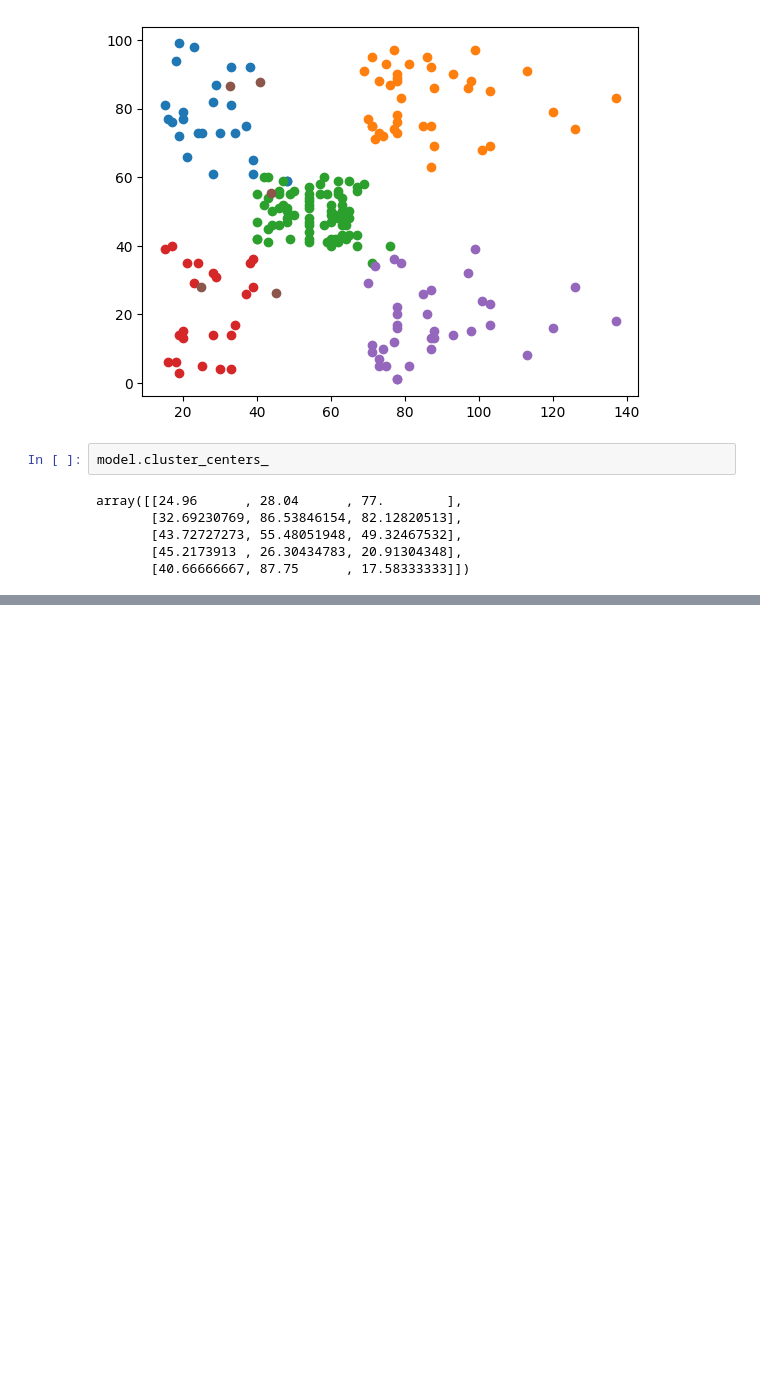
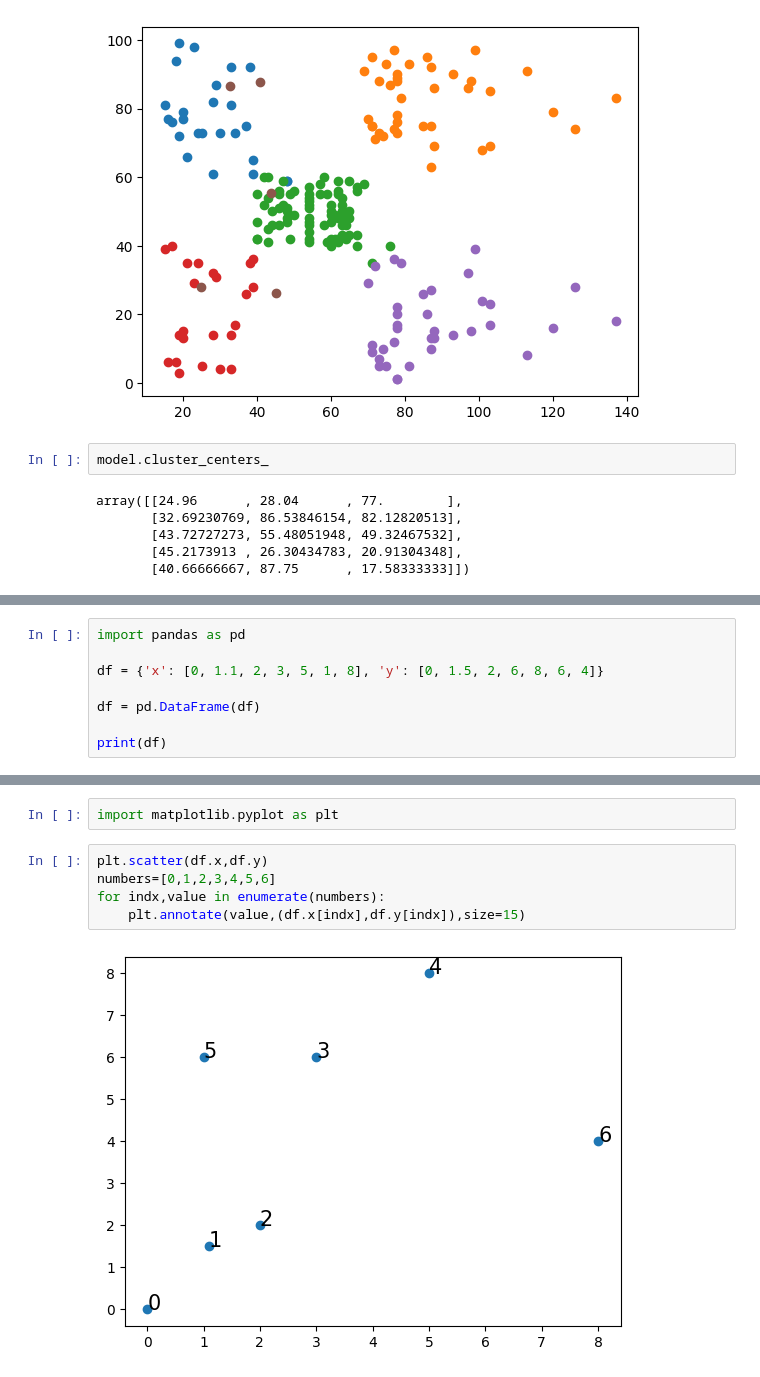
Before and after one commit to arunpsg07/Data-Analyst, a Jupyter notebook: ML_Models/models.ipynb, the cells around one changed output, grey strips where cells are left out. Drawn from its saved outputs; the diff is of its cells as text; blank space fills up the shorter version.

```diff
--- a/ML_Models/models.ipynb
+++ b/ML_Models/models.ipynb
@@ -883,0 +888,8 @@ array([[24.96      , 28.04      , 77.        ],
+# %%
+import pandas as pd
+
+df = {'x': [0, 1.1, 2, 3, 5, 1, 8], 'y': [0, 1.5, 2, 6, 8, 6, 4]}
+
+df = pd.DataFrame(df)
+
+print(df)
@@ -883,0 +905,9 @@ array([[24.96      , 28.04      , 77.        ],
+# %%
+import matplotlib.pyplot as plt
+# %%
+plt.scatter(df.x,df.y)
+numbers=[0,1,2,3,4,5,6]
+for indx,value in enumerate(numbers):
+    plt.annotate(value,(df.x[indx],df.y[indx]),size=15)
+# %% [output]
+[figure, added]
```
Also changed, not shown: parts of 47 cells of this notebook.
